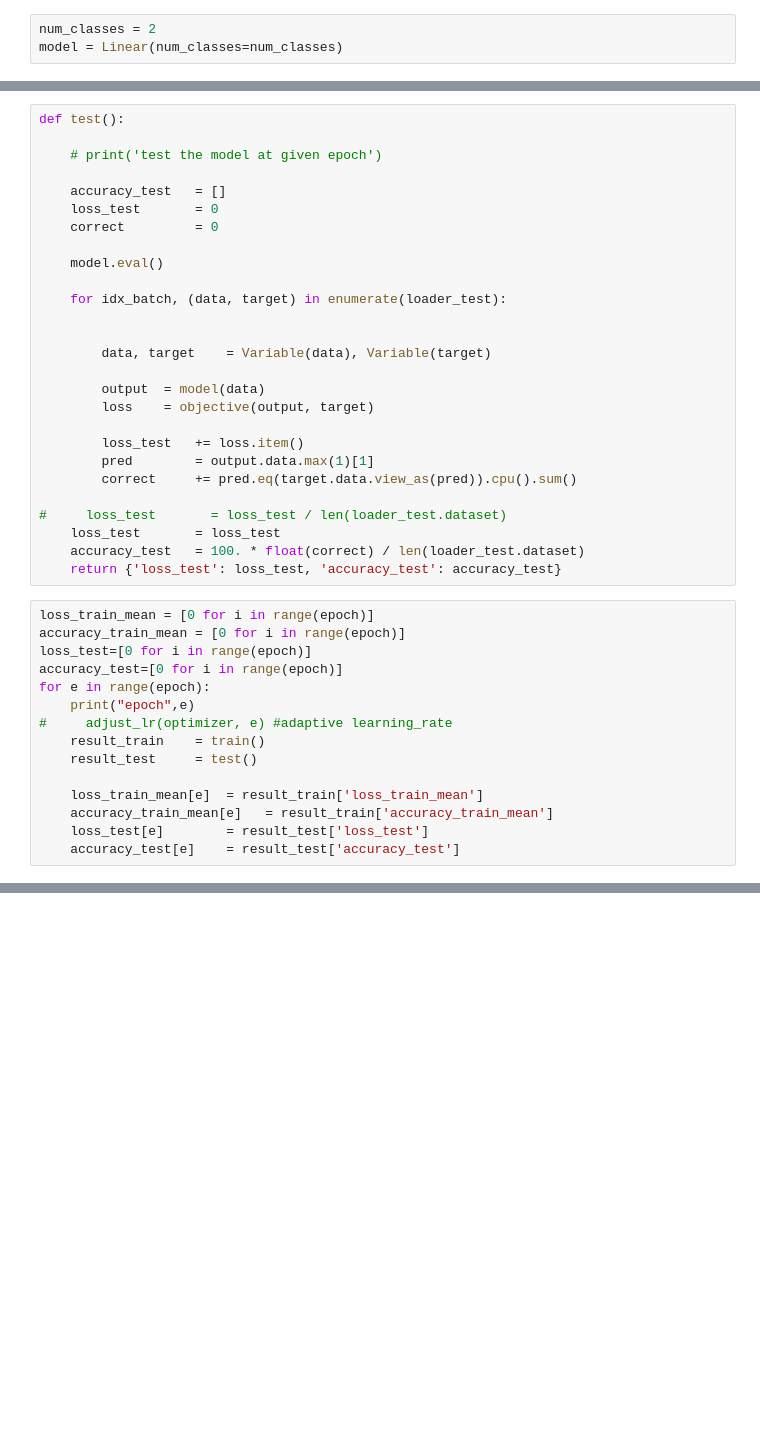
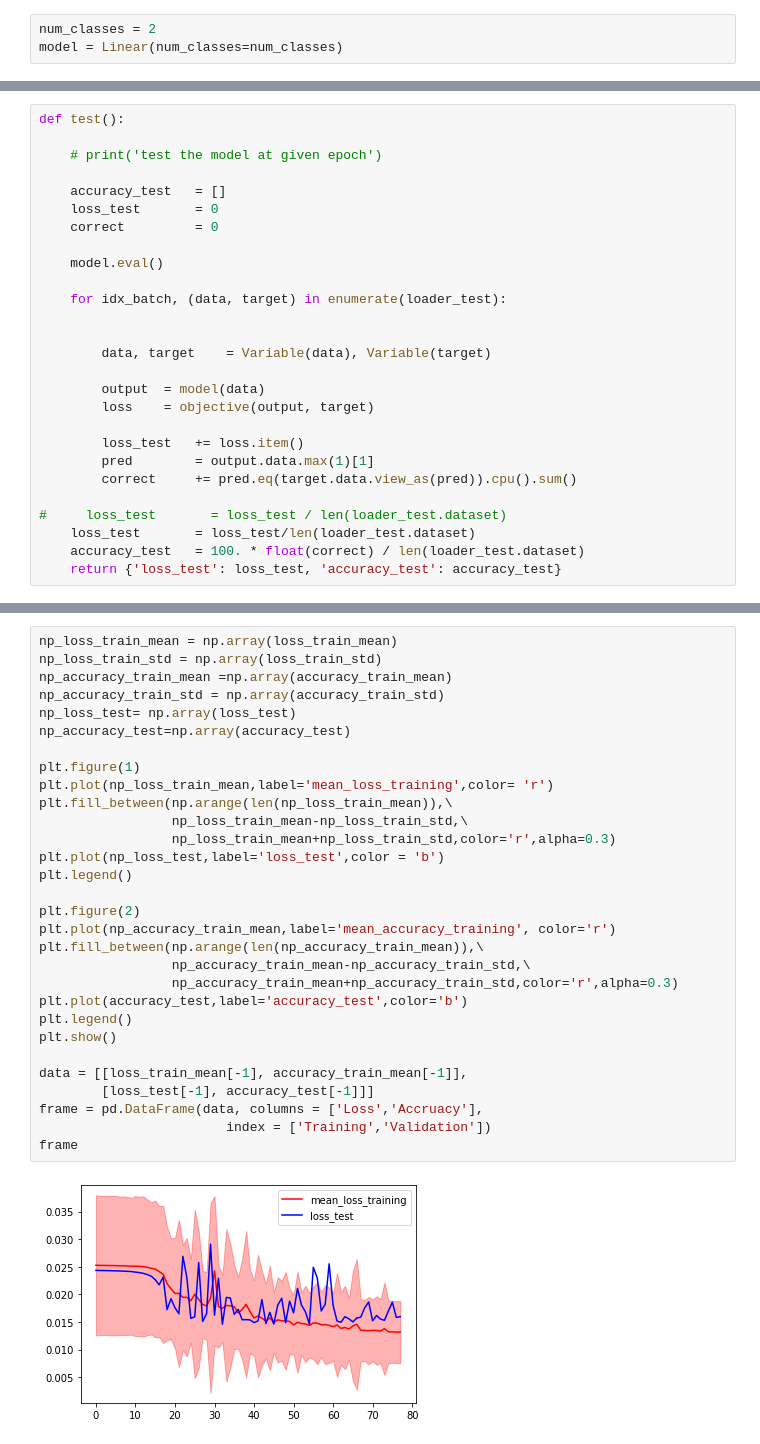
Before and after one commit to icdsw07/machineLearning, a Jupyter notebook: Assignment07.ipynb, the cells around one changed output, grey strips where cells are left out. Saved outputs shown, nothing was run; the diff lists cells and outputs as text; blank space fills up the shorter version.

Commit message:
add 3 more layers in model and put All results(loss,accuracy, graph, table)

```diff
--- a/Assignment07.ipynb
+++ b/Assignment07.ipynb
@@ -152,21 +186,6 @@ def test():
         correct     += pred.eq(target.data.view_as(pred)).cpu().sum()
 
 #     loss_test       = loss_test / len(loader_test.dataset)
-    loss_test       = loss_test
+    loss_test       = loss_test/len(loader_test.dataset)
     accuracy_test   = 100. * float(correct) / len(loader_test.dataset)
     return {'loss_test': loss_test, 'accuracy_test': accuracy_test}
-# %%
-loss_train_mean = [0 for i in range(epoch)]
-accuracy_train_mean = [0 for i in range(epoch)]
-loss_test=[0 for i in range(epoch)]
-accuracy_test=[0 for i in range(epoch)]
-for e in range(epoch):
-    print("epoch",e)
-#     adjust_lr(optimizer, e) #adaptive learning_rate
-    result_train    = train()
-    result_test     = test()
-
-    loss_train_mean[e]  = result_train['loss_train_mean']
-    accuracy_train_mean[e]   = result_train['accuracy_train_mean']
-    loss_test[e]        = result_test['loss_test']
-    accuracy_test[e]    = result_test['accuracy_test']
@@ -216,0 +244,32 @@ accuracy_test
+# %%
+np_loss_train_mean = np.array(loss_train_mean)
+np_loss_train_std = np.array(loss_train_std)
+np_accuracy_train_mean =np.array(accuracy_train_mean)
+np_accuracy_train_std = np.array(accuracy_train_std)
+np_loss_test= np.array(loss_test)
+np_accuracy_test=np.array(accuracy_test)
+
+plt.figure(1)
+plt.plot(np_loss_train_mean,label='mean_loss_training',color= 'r')
+plt.fill_between(np.arange(len(np_loss_train_mean)),\
+                 np_loss_train_mean-np_loss_train_std,\
+                 np_loss_train_mean+np_loss_train_std,color='r',alpha=0.3)
+plt.plot(np_loss_test,label='loss_test',color = 'b')
+plt.legend()
+
+plt.figure(2)
+plt.plot(np_accuracy_train_mean,label='mean_accuracy_training', color='r')
+plt.fill_between(np.arange(len(np_accuracy_train_mean)),\
+                 np_accuracy_train_mean-np_accuracy_train_std,\
+                 np_accuracy_train_mean+np_accuracy_train_std,color='r',alpha=0.3)
+plt.plot(accuracy_test,label='accuracy_test',color='b')
+plt.legend()
+plt.show()
+
+data = [[loss_train_mean[-1], accuracy_train_mean[-1]],
+        [loss_test[-1], accuracy_test[-1]]]
+frame = pd.DataFrame(data, columns = ['Loss','Accruacy'],
+                        index = ['Training','Validation'])
+frame
+# %% [output]
+[figure, added]
```
Also changed, not shown: parts of 21 cells of this notebook.
